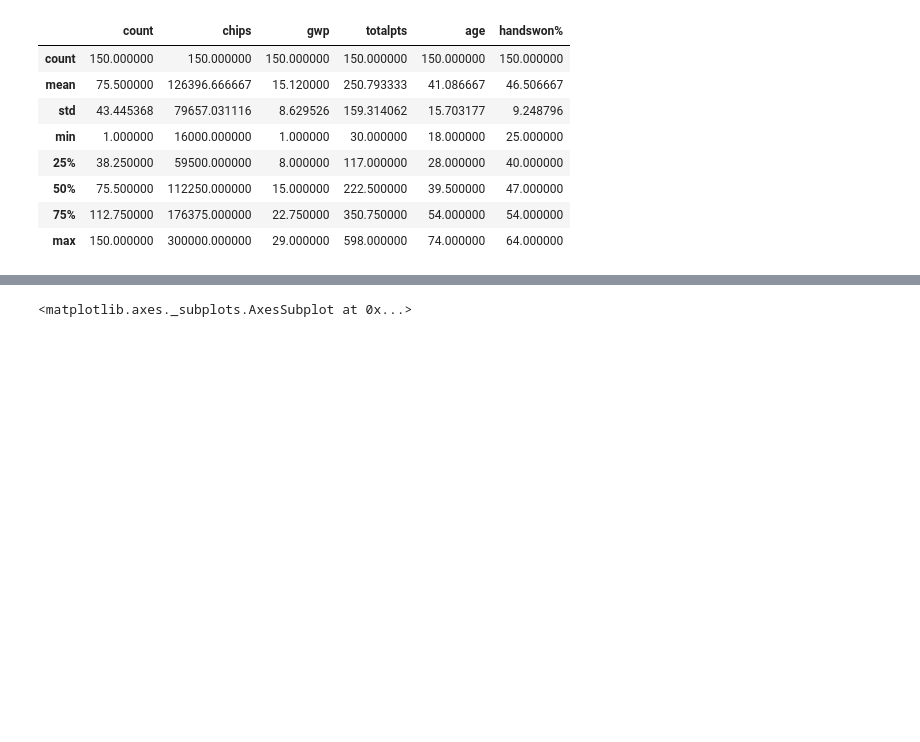
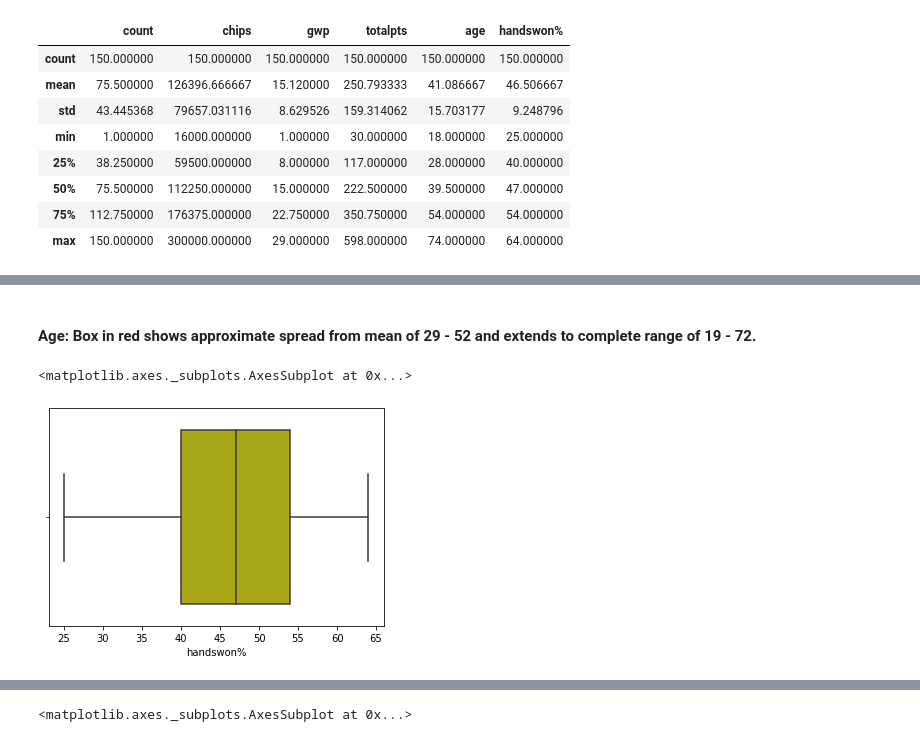
Before and after one commit to garycunningham89/progdataanalysisproject, a Jupyter notebook: Programming for Data Analysis Final Project.ipynb, the cells around one changed output, grey strips where cells are left out. Saved outputs shown, nothing was run; the diff lists cells and outputs as text; code cells hidden in the pictures; blank space fills up the shorter version.

```diff
--- a/Programming for Data Analysis Final Project.ipynb
+++ b/Programming for Data Analysis Final Project.ipynb
@@ -486,0 +522,9 @@ AxesSubplot(0.125,0.125;0.775x0.755)
+# %% [markdown]
+#### Age: Box in red shows approximate spread from mean of 29 - 52 and extends to complete range of 19 - 72.
+# %%
+#Boxplot showing the hands won percentage distribution.
+#The box in yellow shows the spread from the mean and the lines from the box completing the total range.
+sns.boxplot('handswon%', data=dataset, color = 'y')
+# %% [output]
+<matplotlib.axes._subplots.AxesSubplot at 0x...>
+[figure, added]
```
Also changed, not shown: parts of 34 cells of this notebook, 1 other file.
